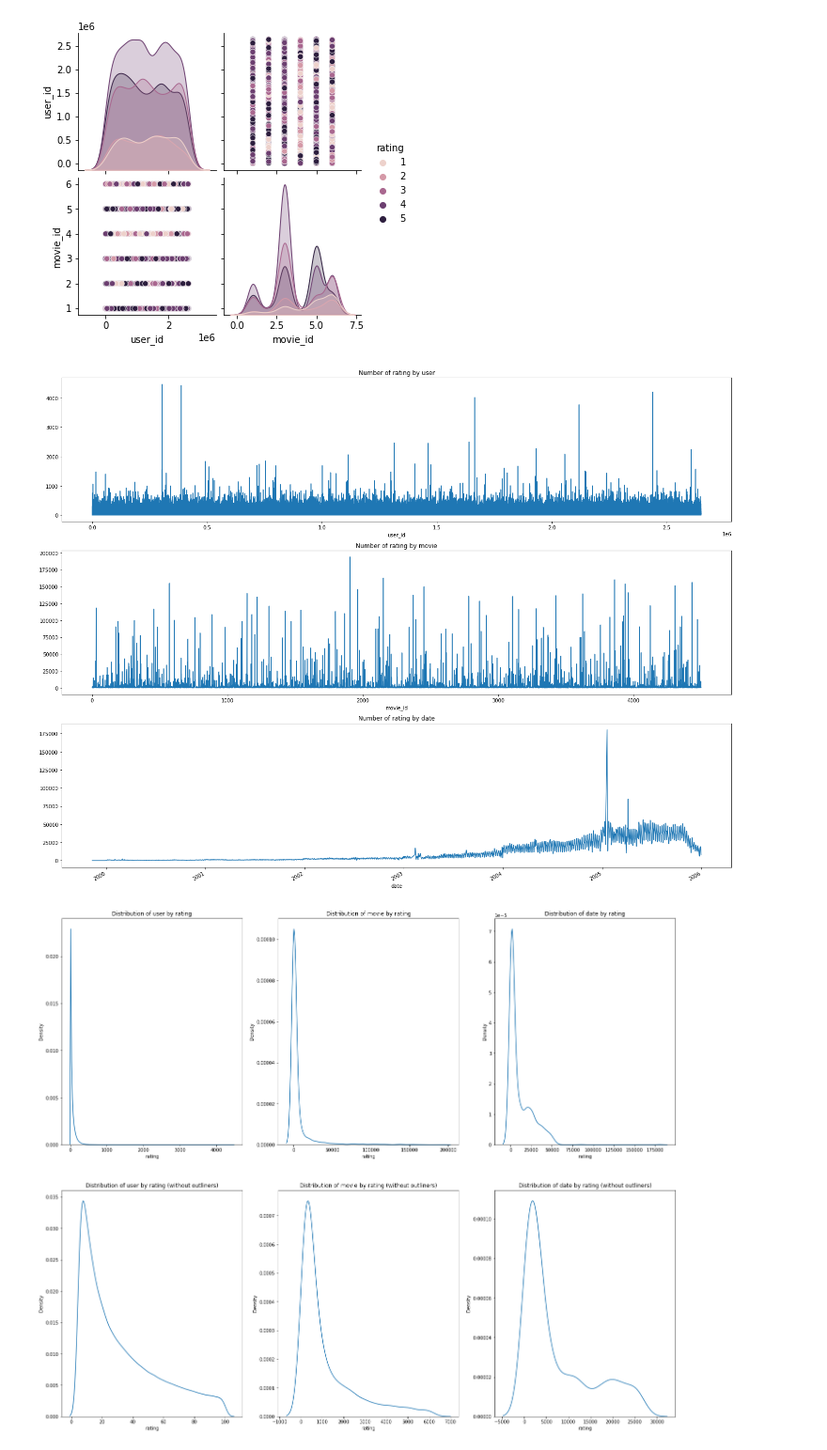
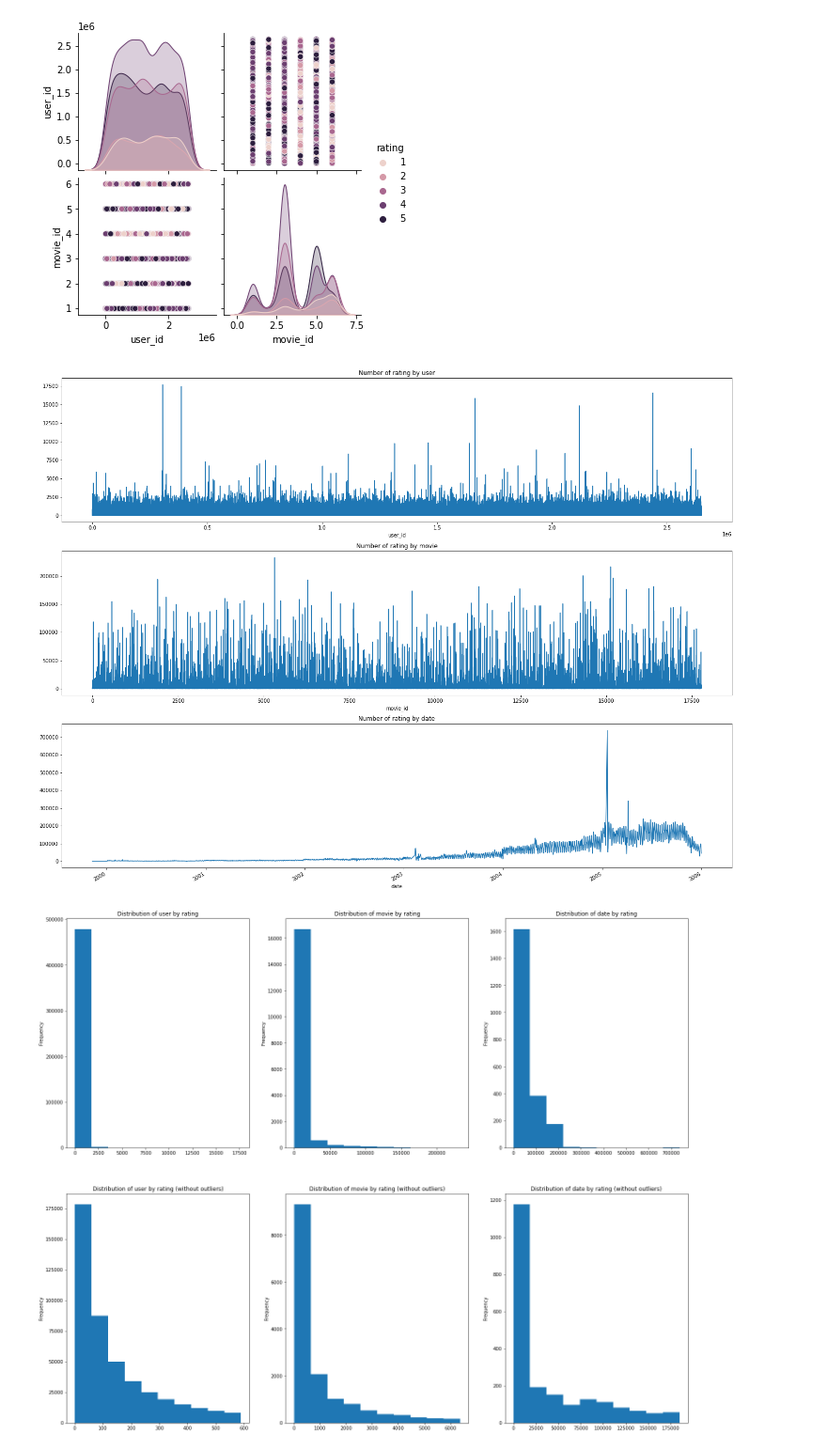
Before and after one commit to LamHo220/movie-recommender, a Jupyter notebook: DataExploration/NetflixPrize.ipynb, the cells around one changed output. Shown at 94% size. Drawn from its saved outputs; the diff is of its cells as text; code cells hidden in the pictures.

Commit message:
update some graphs

```diff
--- a/DataExploration/NetflixPrize.ipynb
+++ b/DataExploration/NetflixPrize.ipynb
@@ -16,7 +17,7 @@ from pandas_profiling import ProfileReport
 warnings.filterwarnings('ignore', category=FutureWarning)
 # %%
 # define the paths
-data_path = '../data/NetflixPrize/'
+data_path = './data/NetflixPrize/'
 # %% [markdown]
 ### Read Data
 # %%
@@ -90,10 +91,10 @@ From `df.head()`, we can see that the movies id are converted as `uid: movie_id`
 names = ['user_id','rating','date','movie_id']
 # load data (comment df_2, df_3, df_4 and last line if you want to reduce the loading time)
 df = pd.read_csv(data_path+'data_1.txt', names=names)
-# df_2 = pd.read_csv(data_path+'data_2.txt', names=names)
-# df_3 = pd.read_csv(data_path+'data_3.txt', names=names)
-# df_4 = pd.read_csv(data_path+'data_4.txt', names=names)
-# df = pd.concat([df,df_2,df_3,df_4], names=names)
+df_2 = pd.read_csv(data_path+'data_2.txt', names=names)
+df_3 = pd.read_csv(data_path+'data_3.txt', names=names)
+df_4 = pd.read_csv(data_path+'data_4.txt', names=names)
+df = pd.concat([df,df_2,df_3,df_4], names=names)
 # %%
 df['movie_id'] = df['movie_id'].fillna(method='ffill')
 
@@ -259,28 +279,36 @@ ax[2].set_title('Number of rating by date')
 
 fig.show()
 # %% [output]
-[figure, old version]
+[figure, new version]
+# %%
+def remove_outlier(df:pd.Series):
+  Q1 = df.quantile(0.25)
+  Q3 = df.quantile(0.75)
+  IQR = Q3 - Q1
+  _df = ~((df < (Q1 - 1.5 * IQR)) |(df > (Q3 + 1.5 * IQR)))
+  return df[_df]
 # %%
-
+# print(user.plot.kde())
+# print(remove_outlier(user).plot.kde())
 fig, ax = plt.subplots(nrows=2,ncols=3,figsize=(24,20))
 
-sns.kdeplot(data=user,ax=ax[0,0])
-sns.kdeplot(data=movie,ax=ax[0,1])
-sns.kdeplot(data=date,ax=ax[0,2])
+user.plot.hist(ax=ax[0,0])
+movie.plot.hist(ax=ax[0,1])
+date.plot.hist(ax=ax[0,2])
 
-sns.kdeplot(data=user[user.between(user.quantile(.15),user.quantile(.85))],ax=ax[1,0])
-sns.kdeplot(data=movie[movie.between(movie.quantile(.15),movie.quantile(.85))],ax=ax[1,1])
-sns.kdeplot(data=date[date.between(date.quantile(.15),date.quantile(.85))],ax=ax[1,2])
+remove_outlier(user).plot.hist(ax=ax[1,0])
+remove_outlier(movie).plot.hist(ax=ax[1,1])
+remove_outlier(date).plot.hist(ax=ax[1,2])
 
 ax[0,0].set_title('Distribution of user by rating')
 ax[0,1].set_title('Distribution of movie by rating')
 ax[0,2].set_title('Distribution of date by rating')
 
-ax[1,0].set_title('Distribution of user by rating (without outliners)')
-ax[1,1].set_title('Distribution of movie by rating (without outliners)')
-ax[1,2].set_title('Distribution of date by rating (without outliners)')
+ax[1,0].set_title('Distribution of user by rating (without outliers)')
+ax[1,1].set_title('Distribution of movie by rating (without outliers)')
+ax[1,2].set_title('Distribution of date by rating (without outliers)')
 
 fig.show()
 # %% [output]
-[figure, old version]
+[figure, new version]
 # %%
```
Also changed, not shown: parts of 23 cells of this notebook.
